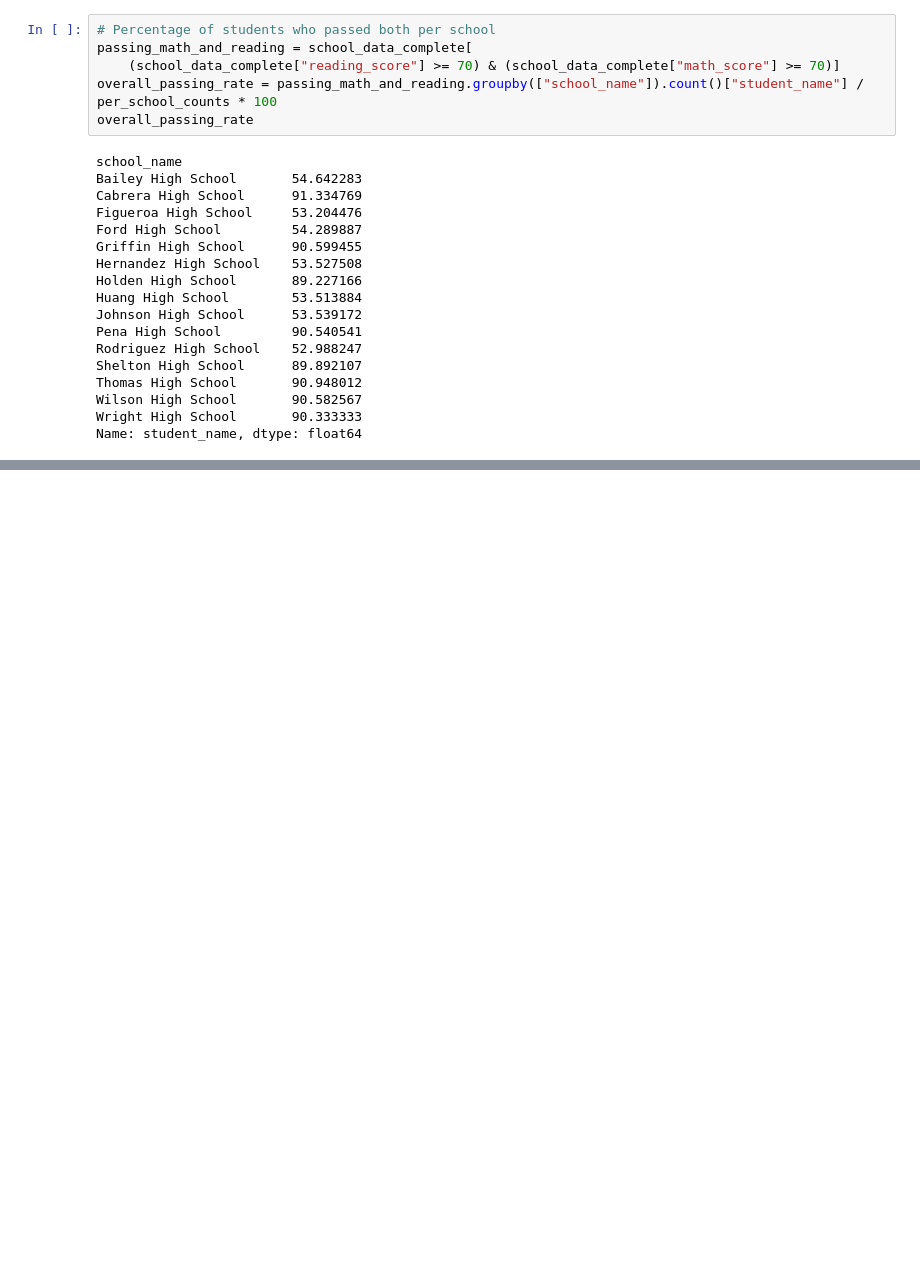
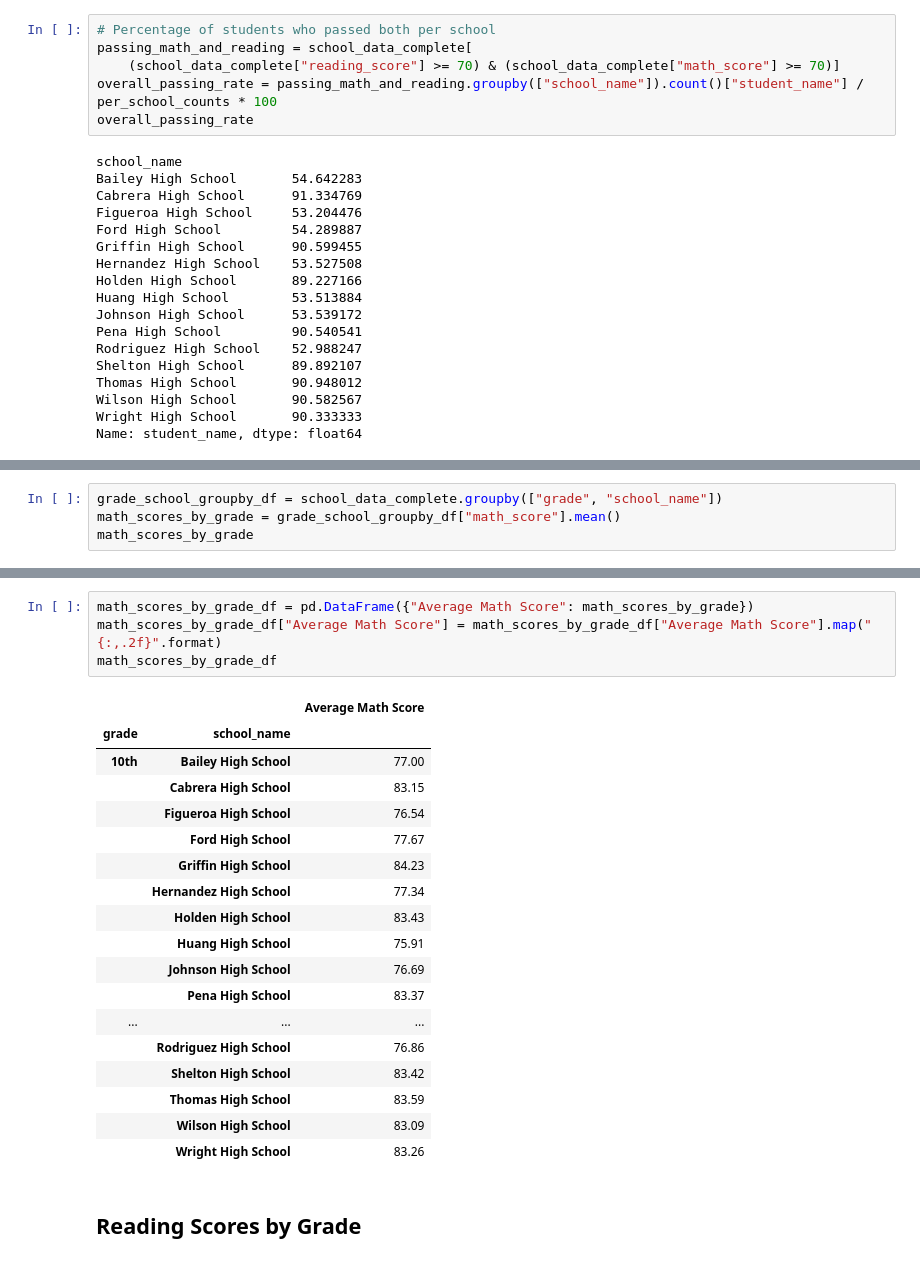
Before and after one commit to annalysebergman/pandas-challenge, a Jupyter notebook: PyCitySchools/pandas_challenge.ipynb, the cells around one changed output, grey strips where cells are left out. Saved outputs shown, nothing was run; the diff lists cells and outputs as text; blank space fills up the shorter version.

```diff
--- a/PyCitySchools/pandas_challenge.ipynb
+++ b/PyCitySchools/pandas_challenge.ipynb
@@ -310,0 +327,4 @@ SyntaxError: invalid syntax (3653314411.py, line 2)
+# %%
+grade_school_groupby_df = school_data_complete.groupby(["grade", "school_name"])
+math_scores_by_grade = grade_school_groupby_df["math_score"].mean()
+math_scores_by_grade
@@ -310,0 +349,25 @@ SyntaxError: invalid syntax (3653314411.py, line 2)
+# %%
+math_scores_by_grade_df = pd.DataFrame({"Average Math Score": math_scores_by_grade})
+math_scores_by_grade_df["Average Math Score"] = math_scores_by_grade_df["Average Math Score"].map("{:,.2f}".format)
+math_scores_by_grade_df
+# %% [output]
+|  |  | Average Math Score |
+| grade | school_name |  |
+| 10th | Bailey High School | 77.00 |
+|  | Cabrera High School | 83.15 |
+|  | Figueroa High School | 76.54 |
+|  | Ford High School | 77.67 |
+|  | Griffin High School | 84.23 |
+|  | Hernandez High School | 77.34 |
+|  | Holden High School | 83.43 |
+|  | Huang High School | 75.91 |
+|  | Johnson High School | 76.69 |
+|  | Pena High School | 83.37 |
+| ... | ... | ... |
+|  | Rodriguez High School | 76.86 |
+|  | Shelton High School | 83.42 |
+|  | Thomas High School | 83.59 |
+|  | Wilson High School | 83.09 |
+|  | Wright High School | 83.26 |
+# %% [markdown]
+## Reading Scores by Grade
```
Also changed, not shown: parts of 13 cells of this notebook.
